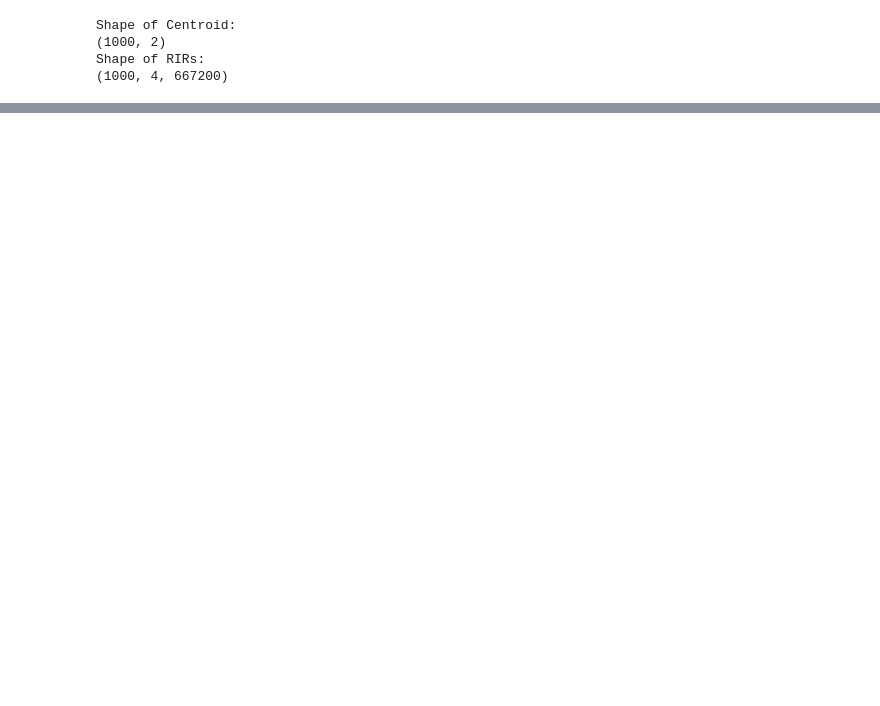
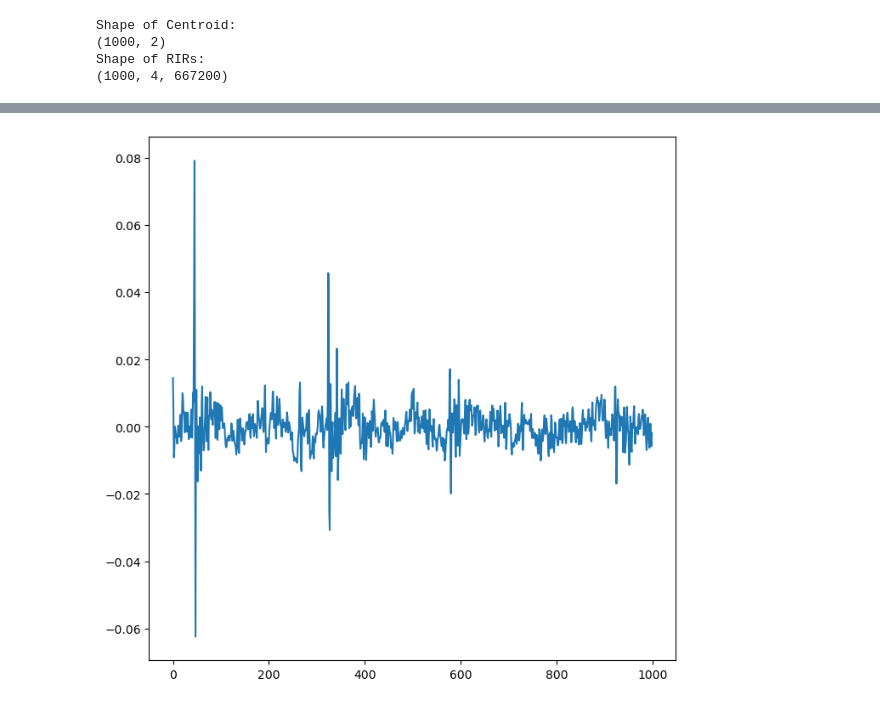
Before and after one commit to LilianSchall/datahack-accoustic, a Jupyter notebook: RoomVisualization.ipynb, the cells around one changed output, grey strips where cells are left out. Drawn from its saved outputs; the diff is of its cells as text; code cells hidden in the pictures; blank space fills up the shorter version.

```diff
--- a/RoomVisualization.ipynb
+++ b/RoomVisualization.ipynb
@@ -37,0 +192,5 @@ dr.room_setup.plot_room(centroid)
+# %%
+plt.plot(np.arange(1000), data[:2000])
+plt.show()
+# %% [output]
+[figure, added]
```
Also changed, not shown: parts of 12 cells of this notebook, 1 other file.
